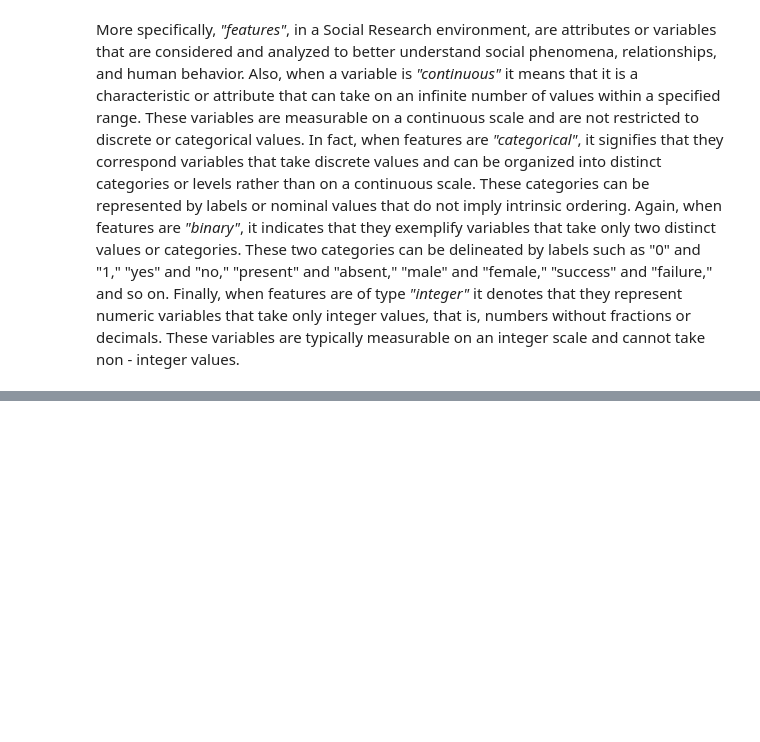
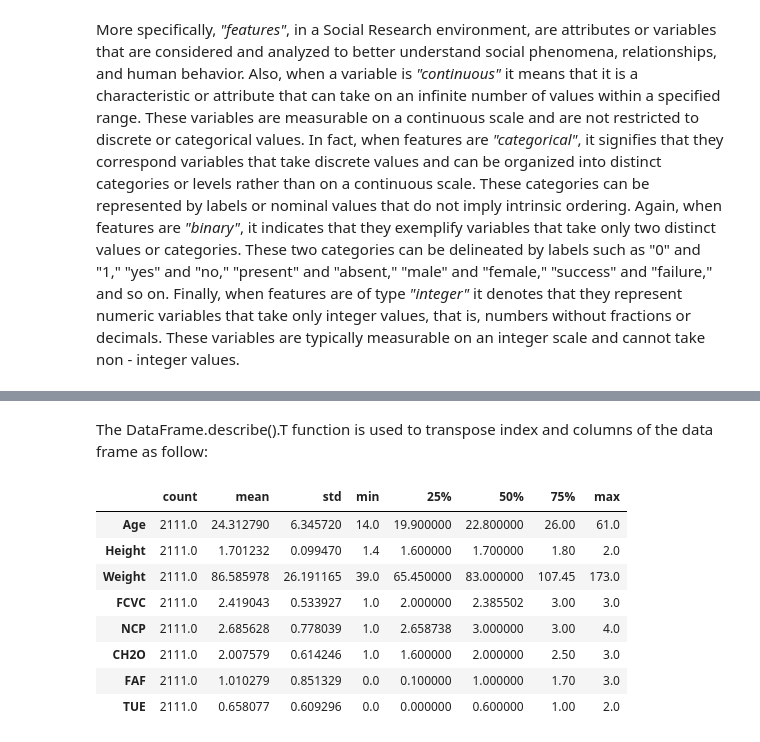
Before and after one commit to letizialanza01/SR_Obesity_Project, a Jupyter notebook: SR_Obesity_Project.ipynb, the cells around one changed output, grey strips where cells are left out. Cells and saved outputs as stored; diff of their text form; code cells hidden in the pictures; blank space fills up the shorter version.

```diff
--- a/SR_Obesity_Project.ipynb
+++ b/SR_Obesity_Project.ipynb
@@ -60,0 +136,14 @@ More specifically, *"features"*, in a Social Research environment, are attribute
+# %% [markdown]
+The DataFrame.describe().T function is used to transpose index and columns of the data frame as follow:
+# %%
+obesity_df.describe().T
+# %% [output]
+|  | count | mean | std | min | 25% | 50% | 75% | max |
+| Age | 2111.0 | 24.312790 | 6.345720 | 14.0 | 19.900000 | 22.800000 | 26.00 | 61.0 |
+| Height | 2111.0 | 1.701232 | 0.099470 | 1.4 | 1.600000 | 1.700000 | 1.80 | 2.0 |
+| Weight | 2111.0 | 86.585978 | 26.191165 | 39.0 | 65.450000 | 83.000000 | 107.45 | 173.0 |
+| FCVC | 2111.0 | 2.419043 | 0.533927 | 1.0 | 2.000000 | 2.385502 | 3.00 | 3.0 |
+| NCP | 2111.0 | 2.685628 | 0.778039 | 1.0 | 2.658738 | 3.000000 | 3.00 | 4.0 |
+| CH2O | 2111.0 | 2.007579 | 0.614246 | 1.0 | 1.600000 | 2.000000 | 2.50 | 3.0 |
+| FAF | 2111.0 | 1.010279 | 0.851329 | 0.0 | 0.100000 | 1.000000 | 1.70 | 3.0 |
+| TUE | 2111.0 | 0.658077 | 0.609296 | 0.0 | 0.000000 | 0.600000 | 1.00 | 2.0 |
```
Also changed, not shown: parts of 19 cells of this notebook.
